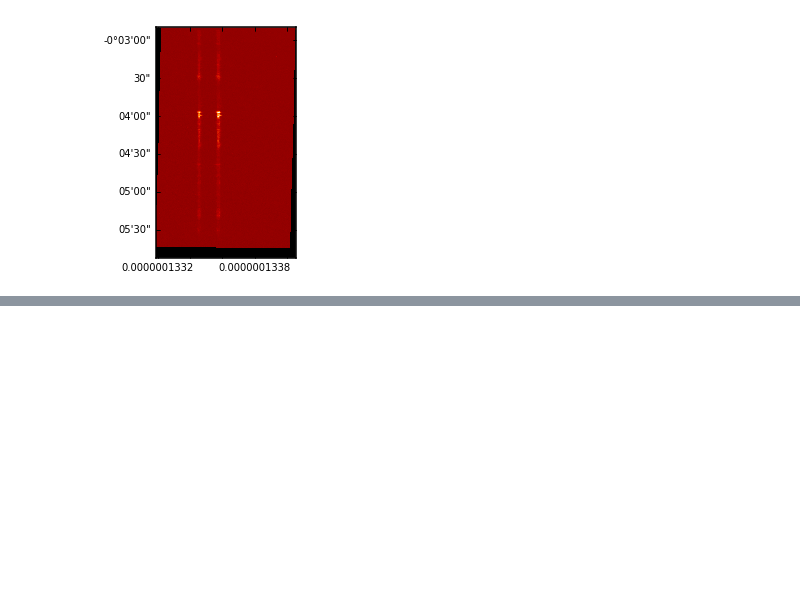
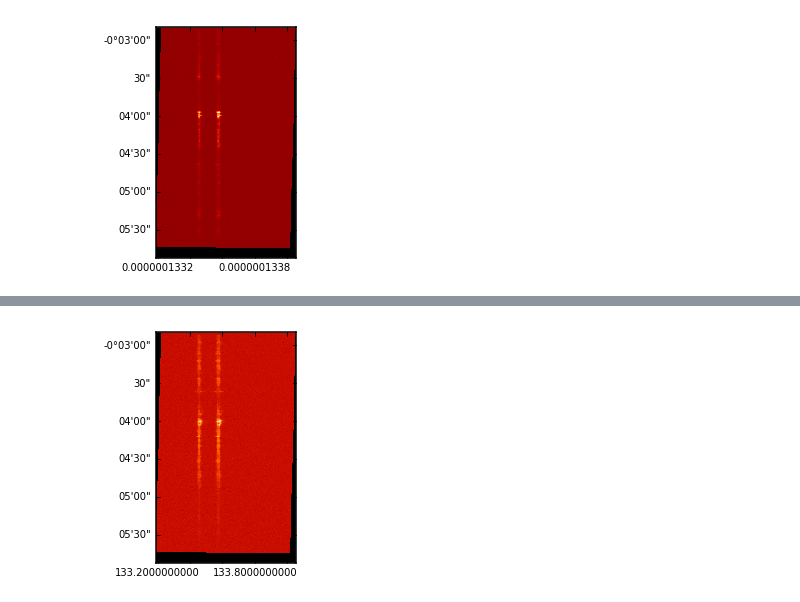
Before and after one commit to abit2/jupyter-notebooks, a Jupyter notebook: raster_without_old_class.ipynb, the cells around one changed output, grey strips where cells are left out. Saved outputs shown, nothing was run; the diff lists cells and outputs as text; code cells hidden in the pictures; blank space fills up the shorter version.

```diff
--- a/raster_without_old_class.ipynb
+++ b/raster_without_old_class.ipynb
@@ -88,0 +115,30 @@ plt.show()
+# %%
+import numpy as np
+import matplotlib.pyplot as plt
+import matplotlib.animation as animation
+
+fig = plt.figure()
+ax = fig.add_axes([0.1, 0.1, 0.8, 0.8], projection=dc.axes_wcs, slices=(0, 'y',  'x'))
+ax.coords[2].set_ticks(exclude_overlapping=True)
+ax.coords[2].set_format_unit(u.nm)
+
+# data = dc.data[0]
+# im = plt.imshow(data, animated=True)
+
+
+ims = []
+for i in range(dc.data.shape[0]):
+#     x += np.pi / 15.
+#     y += np.pi / 20.
+    im = plt.imshow(dc.data[i], cmap=plt.cm.gist_heat, origin='lower', animated=True)
+    ims.append([im])
+
+anim = animation.ArtistAnimation(fig, ims, interval=50, blit=True,
+                                repeat_delay=1000)
+#plt.show()
+# call the animator. blit=True means only re-draw the parts that have changed.
+#anim = animation.FuncAnimation(fig, animate, init_func=init,
+#                               frames=100, interval=20, blit=True)
+
+HTML(anim.to_html5_video())
+# %% [output]
@@ -88,0 +146 @@ plt.show()
+[figure, added]
```
Also changed, not shown: parts of 3 cells of this notebook.
